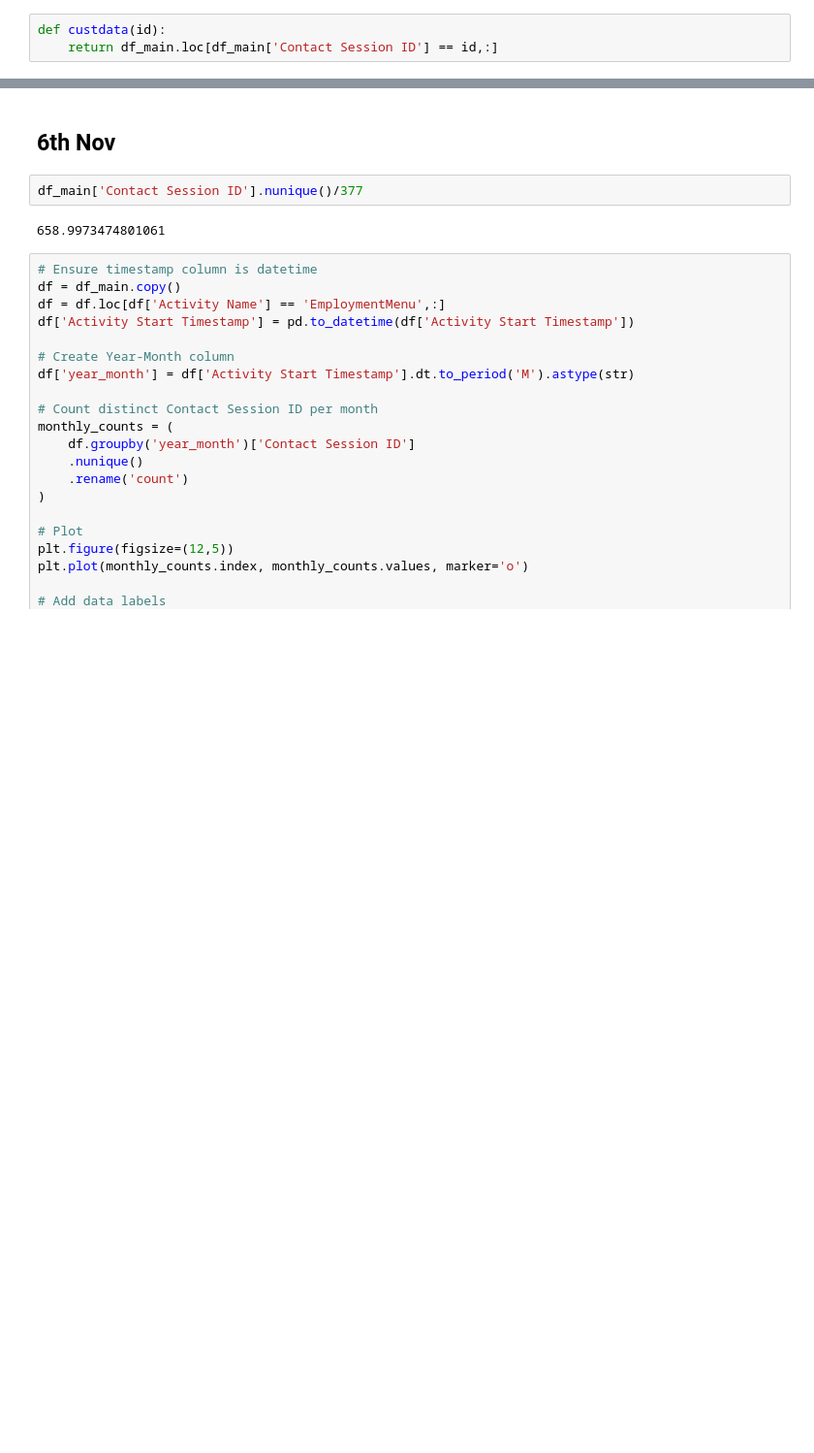
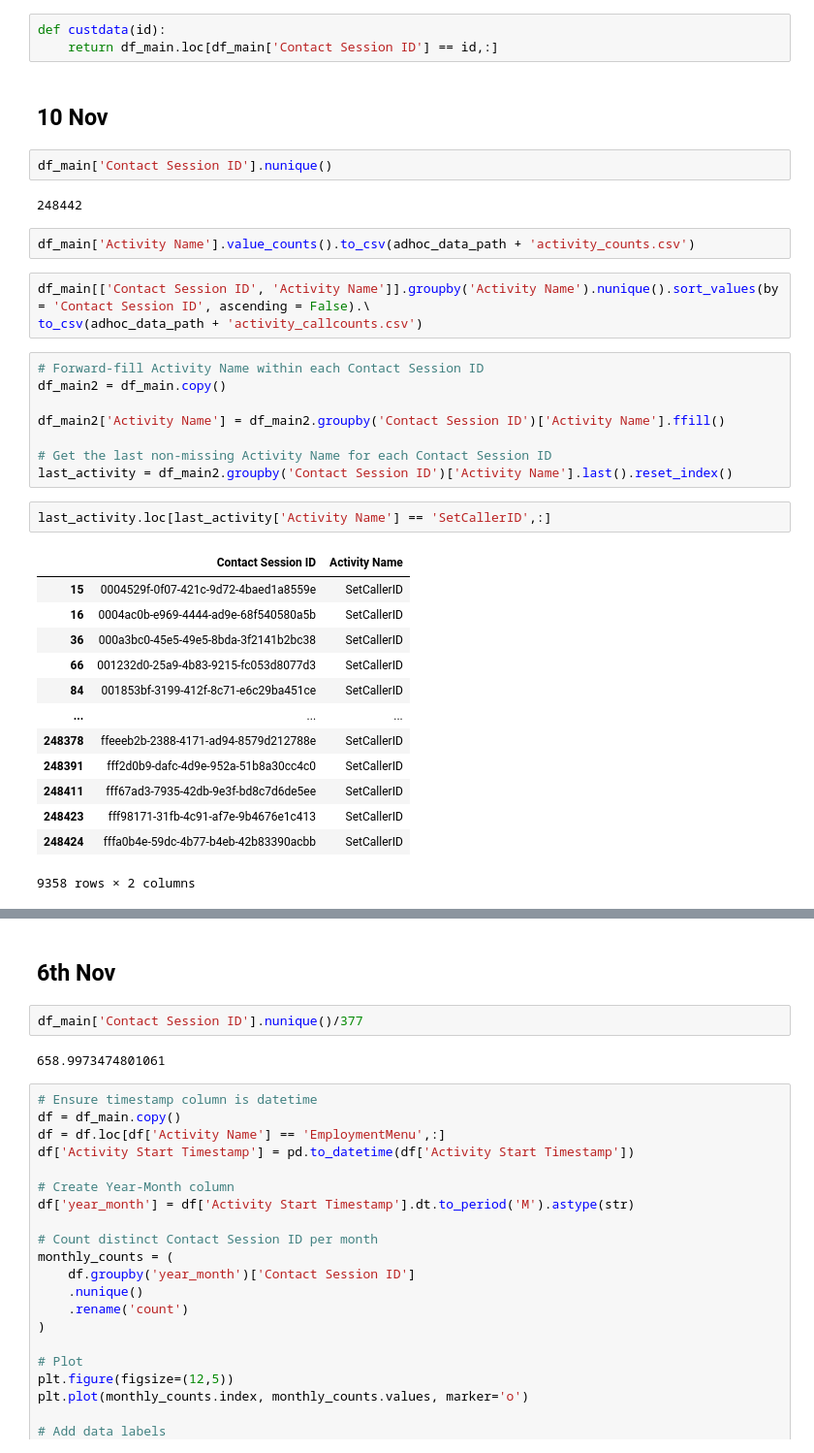
Before and after one commit to arvindkrishna87/STAT390_LegalAid_Fall2025, a Jupyter notebook: Internal work of Teams/Krish/CAR_data_import_code_and_EDA.ipynb, the cells around one changed output, grey strips where cells are left out. Shown at 97% size. Drawn from its saved outputs; the diff is of its cells as text; blank space fills up the shorter version.

```diff
--- a/Internal work of Teams/Krish/CAR_data_import_code_and_EDA.ipynb
+++ b/Internal work of Teams/Krish/CAR_data_import_code_and_EDA.ipynb
@@ -61,3 +77,38 @@ df_main.head()
 # %%
 def custdata(id):
     return df_main.loc[df_main['Contact Session ID'] == id,:]
+# %% [markdown]
+## 10 Nov
+# %%
+df_main['Contact Session ID'].nunique()
+# %% [output]
+248442
+# %%
+df_main['Activity Name'].value_counts().to_csv(adhoc_data_path + 'activity_counts.csv')
+# %%
+df_main[['Contact Session ID', 'Activity Name']].groupby('Activity Name').nunique().sort_values(by = 'Contact Session ID', ascending = False).\
+to_csv(adhoc_data_path + 'activity_callcounts.csv')
+# %%
+# Forward-fill Activity Name within each Contact Session ID
+df_main2 = df_main.copy()
+
+df_main2['Activity Name'] = df_main2.groupby('Contact Session ID')['Activity Name'].ffill()
+
+# Get the last non-missing Activity Name for each Contact Session ID
+last_activity = df_main2.groupby('Contact Session ID')['Activity Name'].last().reset_index()
+# %%
+last_activity.loc[last_activity['Activity Name'] == 'SetCallerID',:]
+# %% [output]
+|  | Contact Session ID | Activity Name |
+| 15 | 0004529f-0f07-421c-9d72-4baed1a8559e | SetCallerID |
+| 16 | 0004ac0b-e969-4444-ad9e-68f540580a5b | SetCallerID |
+| 36 | 000a3bc0-45e5-49e5-8bda-3f2141b2bc38 | SetCallerID |
+| 66 | 001232d0-25a9-4b83-9215-fc053d8077d3 | SetCallerID |
+| 84 | 001853bf-3199-412f-8c71-e6c29ba451ce | SetCallerID |
+| ... | ... | ... |
+| 248378 | ffeeeb2b-2388-4171-ad94-8579d212788e | SetCallerID |
+| 248391 | fff2d0b9-dafc-4d9e-952a-51b8a30cc4c0 | SetCallerID |
+| 248411 | fff67ad3-7935-42db-9e3f-bd8c7d6de5ee | SetCallerID |
+| 248423 | fff98171-31fb-4c91-af7e-9b4676e1c413 | SetCallerID |
+| 248424 | fffa0b4e-59dc-4b77-b4eb-42b83390acbb | SetCallerID |
+9358 rows × 2 columns
```
Also changed, not shown: parts of 13 cells of this notebook, 2 other files.
